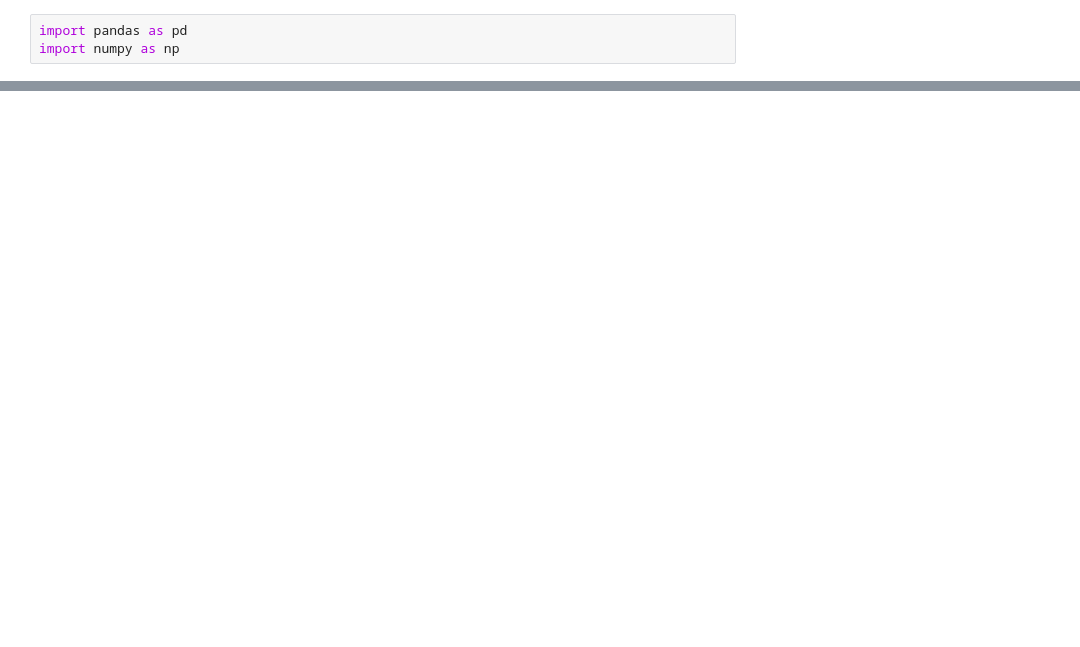
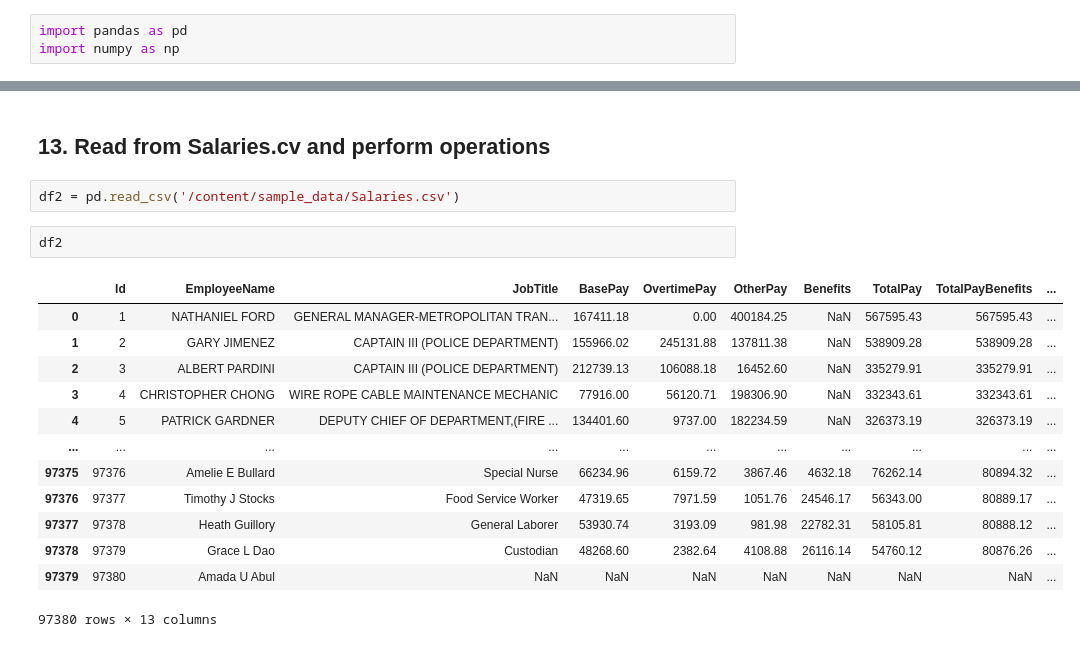
Before and after one commit to richa-agarwal-de/python-machine-learning, a Jupyter notebook: Pandas.ipynb, the cells around one changed output, grey strips where cells are left out. Saved outputs shown, nothing was run; the diff lists cells and outputs as text; blank space fills up the shorter version.

```diff
--- a/Pandas.ipynb
+++ b/Pandas.ipynb
@@ -22,0 +334,20 @@ print(df1)
+# %% [markdown]
+## 13. Read from Salaries.cv and perform operations
+# %%
+df2 = pd.read_csv('/content/sample_data/Salaries.csv')
+# %%
+df2
+# %% [output]
+|  | Id | EmployeeName | JobTitle | BasePay | OvertimePay | OtherPay | Benefits | TotalPay | TotalPayBenefits | ... |
+| 0 | 1 | NATHANIEL FORD | GENERAL MANAGER-METROPOLITAN TRAN... | 167411.18 | 0.00 | 400184.25 | NaN | 567595.43 | 567595.43 | ... |
+| 1 | 2 | GARY JIMENEZ | CAPTAIN III (POLICE DEPARTMENT) | 155966.02 | 245131.88 | 137811.38 | NaN | 538909.28 | 538909.28 | ... |
+| 2 | 3 | ALBERT PARDINI | CAPTAIN III (POLICE DEPARTMENT) | 212739.13 | 106088.18 | 16452.60 | NaN | 335279.91 | 335279.91 | ... |
+| 3 | 4 | CHRISTOPHER CHONG | WIRE ROPE CABLE MAINTENANCE MECHANIC | 77916.00 | 56120.71 | 198306.90 | NaN | 332343.61 | 332343.61 | ... |
+| 4 | 5 | PATRICK GARDNER | DEPUTY CHIEF OF DEPARTMENT,(FIRE ... | 134401.60 | 9737.00 | 182234.59 | NaN | 326373.19 | 326373.19 | ... |
+| ... | ... | ... | ... | ... | ... | ... | ... | ... | ... | ... |
+| 97375 | 97376 | Amelie E Bullard | Special Nurse | 66234.96 | 6159.72 | 3867.46 | 4632.18 | 76262.14 | 80894.32 | ... |
+| 97376 | 97377 | Timothy J Stocks | Food Service Worker | 47319.65 | 7971.59 | 1051.76 | 24546.17 | 56343.00 | 80889.17 | ... |
+| 97377 | 97378 | Heath Guillory | General Laborer | 53930.74 | 3193.09 | 981.98 | 22782.31 | 58105.81 | 80888.12 | ... |
+| 97378 | 97379 | Grace L Dao | Custodian | 48268.60 | 2382.64 | 4108.88 | 26116.14 | 54760.12 | 80876.26 | ... |
+| 97379 | 97380 | Amada U Abul | NaN | NaN | NaN | NaN | NaN | NaN | NaN | ... |
+97380 rows × 13 columns
```
Also changed, not shown: parts of 88 cells of this notebook.
